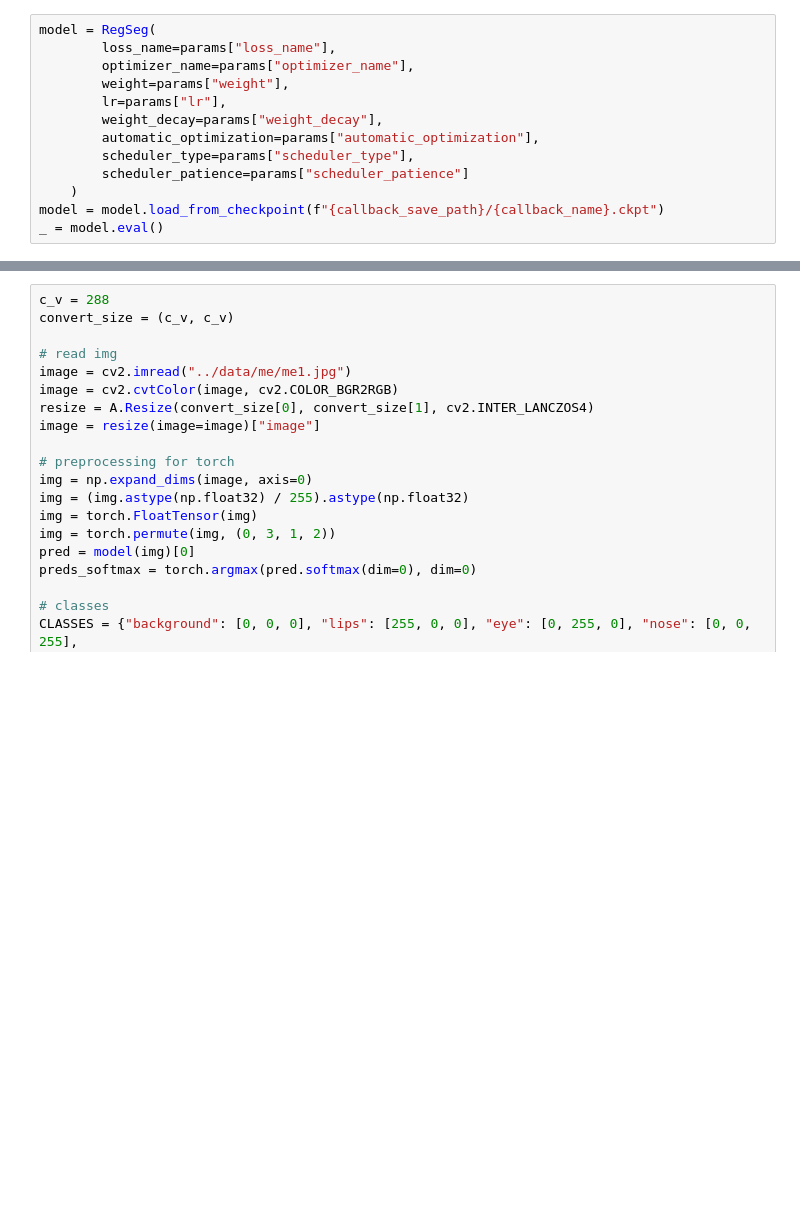
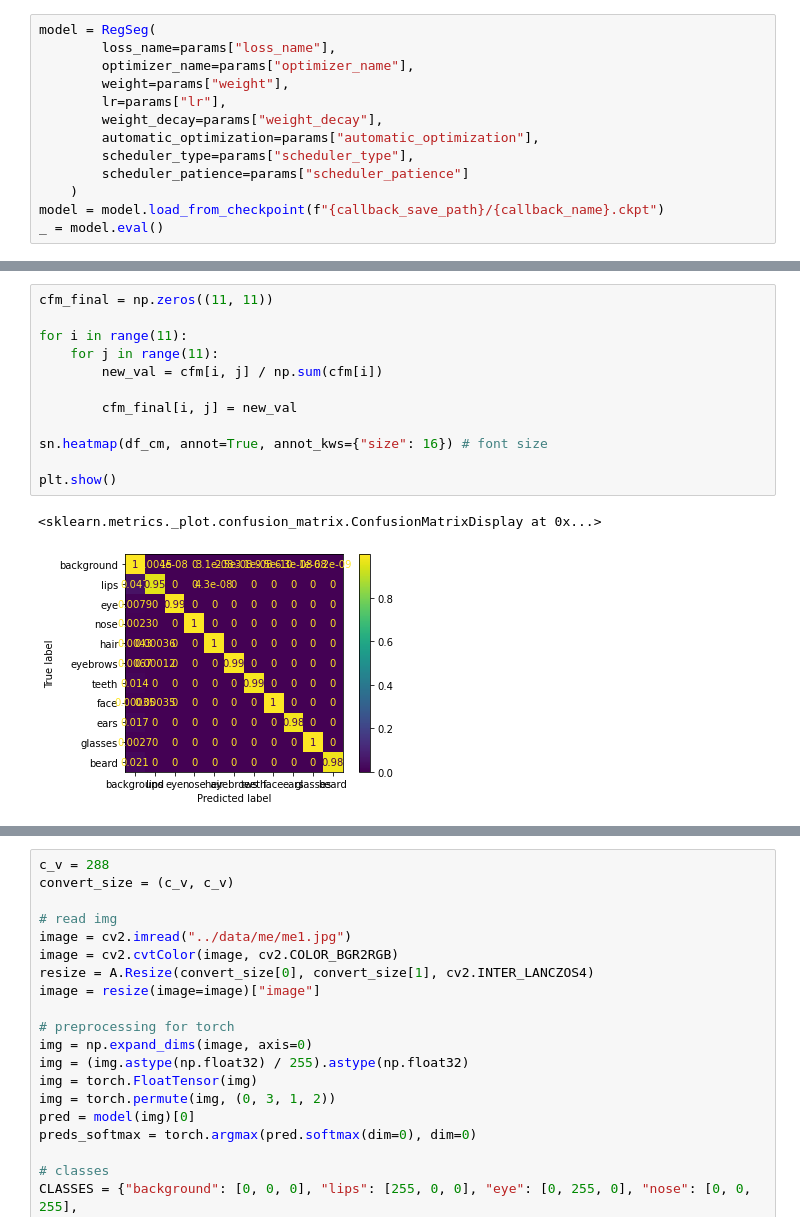
Before and after one commit to MaksimKrug/Diploma, a Jupyter notebook: src/Beauty example.ipynb, the cells around one changed output, grey strips where cells are left out. Saved outputs shown, nothing was run; the diff lists cells and outputs as text; blank space fills up the shorter version.

```diff
--- a/src/Beauty example.ipynb
+++ b/src/Beauty example.ipynb
@@ -33,0 +138,15 @@ _ = model.eval()
+# %%
+cfm_final = np.zeros((11, 11))
+
+for i in range(11):
+    for j in range(11):
+        new_val = cfm[i, j] / np.sum(cfm[i])
+
+        cfm_final[i, j] = new_val
+
+sn.heatmap(df_cm, annot=True, annot_kws={"size": 16}) # font size
+
+plt.show()
+# %% [output]
+<sklearn.metrics._plot.confusion_matrix.ConfusionMatrixDisplay at 0x...>
+[figure, added]
```
Also changed, not shown: parts of 11 cells of this notebook.
